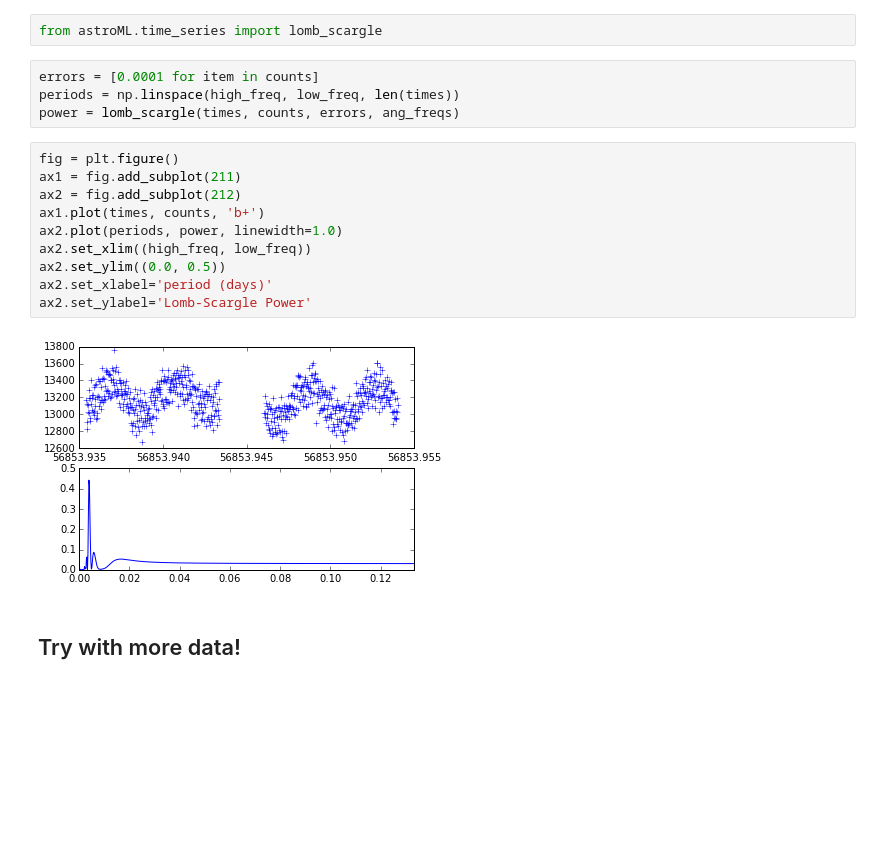
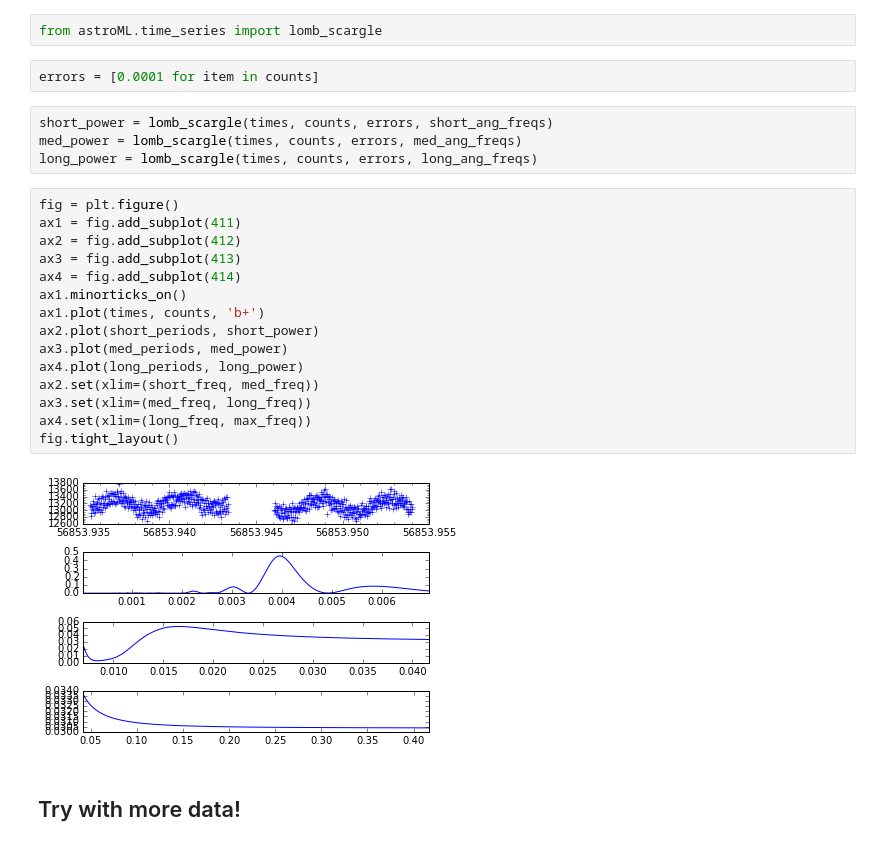
Before and after one commit to justincely/lightcurve_pipeline, a Jupyter notebook: plots/periodograms.ipynb, the cells around one changed output. Cells and saved outputs as stored; diff of their text form; blank space fills up the shorter version.

```diff
--- a/plots/periodograms.ipynb
+++ b/plots/periodograms.ipynb
@@ -92,20 +78,27 @@ Zooming-in on 5 candidate peaks:
 from astroML.time_series import lomb_scargle
 # %%
 errors = [0.0001 for item in counts]
-periods = np.linspace(high_freq, low_freq, len(times))
-power = lomb_scargle(times, counts, errors, ang_freqs)
-# %%
-fig = plt.figure()
-ax1 = fig.add_subplot(211)
-ax2 = fig.add_subplot(212)
-ax1.plot(times, counts, 'b+')
-ax2.plot(periods, power, linewidth=1.0)
-ax2.set_xlim((high_freq, low_freq))
-ax2.set_ylim((0.0, 0.5))
-ax2.set_xlabel='period (days)'
-ax2.set_ylabel='Lomb-Scargle Power'
-# %% [output]
-[figure, removed]
+# %%
+short_power = lomb_scargle(times, counts, errors, short_ang_freqs)
+med_power = lomb_scargle(times, counts, errors, med_ang_freqs)
+long_power = lomb_scargle(times, counts, errors, long_ang_freqs)
+# %%
+fig = plt.figure()
+ax1 = fig.add_subplot(411)
+ax2 = fig.add_subplot(412)
+ax3 = fig.add_subplot(413)
+ax4 = fig.add_subplot(414)
+ax1.minorticks_on()
+ax1.plot(times, counts, 'b+')
+ax2.plot(short_periods, short_power)
+ax3.plot(med_periods, med_power)
+ax4.plot(long_periods, long_power)
+ax2.set(xlim=(short_freq, med_freq))
+ax3.set(xlim=(med_freq, long_freq))
+ax4.set(xlim=(long_freq, max_freq))
+fig.tight_layout()
+# %% [output]
+[figure, added]
 # %% [markdown]
 ## Try with more data!
 # %%
```
Also changed, not shown: parts of 36 cells of this notebook.
